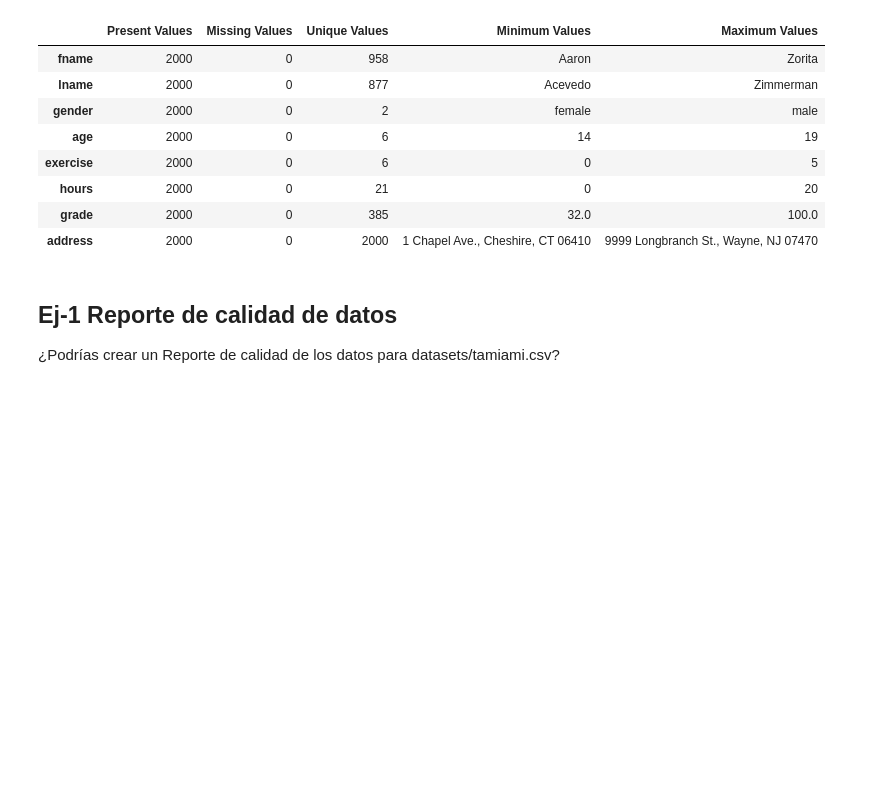
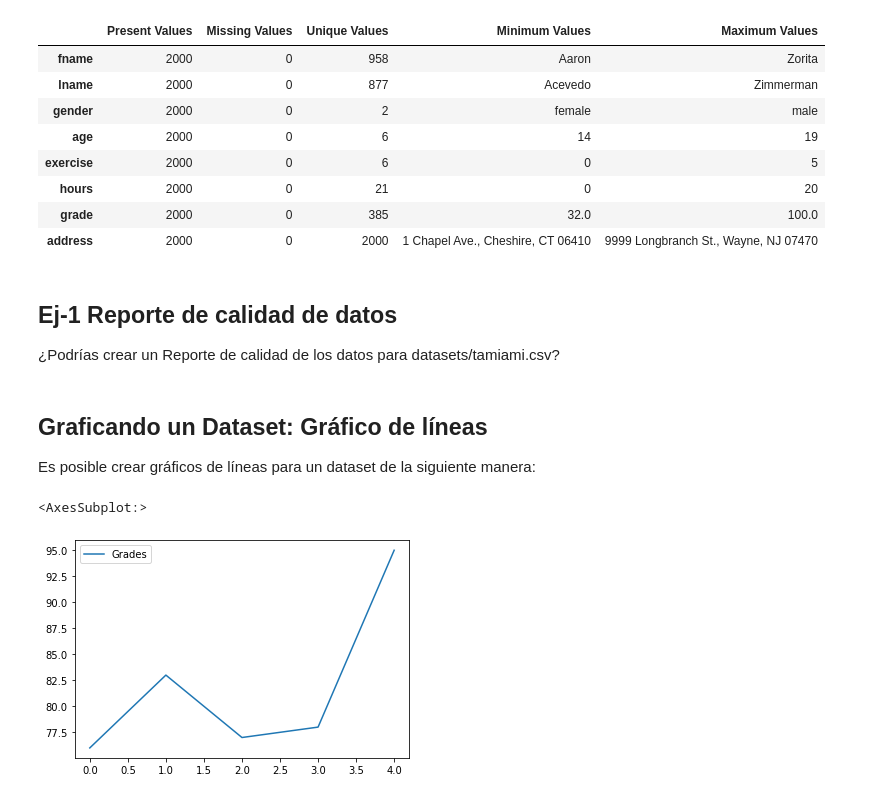
Before and after one commit to GTD2101-ACD-GA-EJ22/2-ADiagDatos, a Jupyter notebook: 2-VisDatos.ipynb, the cells around one changed output. Saved outputs shown, nothing was run; the diff lists cells and outputs as text; code cells hidden in the pictures; blank space fills up the shorter version.

```diff
--- a/2-VisDatos.ipynb
+++ b/2-VisDatos.ipynb
@@ -151,3 +151,18 @@ pd.concat([present_data_counts, missing_data_counts, unique_value_counts,minimum
 ¿Podrías crear un Reporte de calidad de los datos para datasets/tamiami.csv?
 # %%
 #Ej-1 ....
+# %% [markdown]
+## Graficando un Dataset: Gráfico de líneas
+
+Es posible crear gráficos de líneas para un dataset de la siguiente manera:
+# %%
+import pandas as pd
+names = ['Bob','Jessica','Mary','John','Mel']
+grades = [76,83,77,78,95]
+GradeList = zip(names,grades)
+df = pd.DataFrame(data = GradeList, columns=['Names', 'Grades'])
+
+df.plot()
+# %% [output]
+<AxesSubplot:>
+[figure, added]
```
Also changed, not shown: 1 other file.
